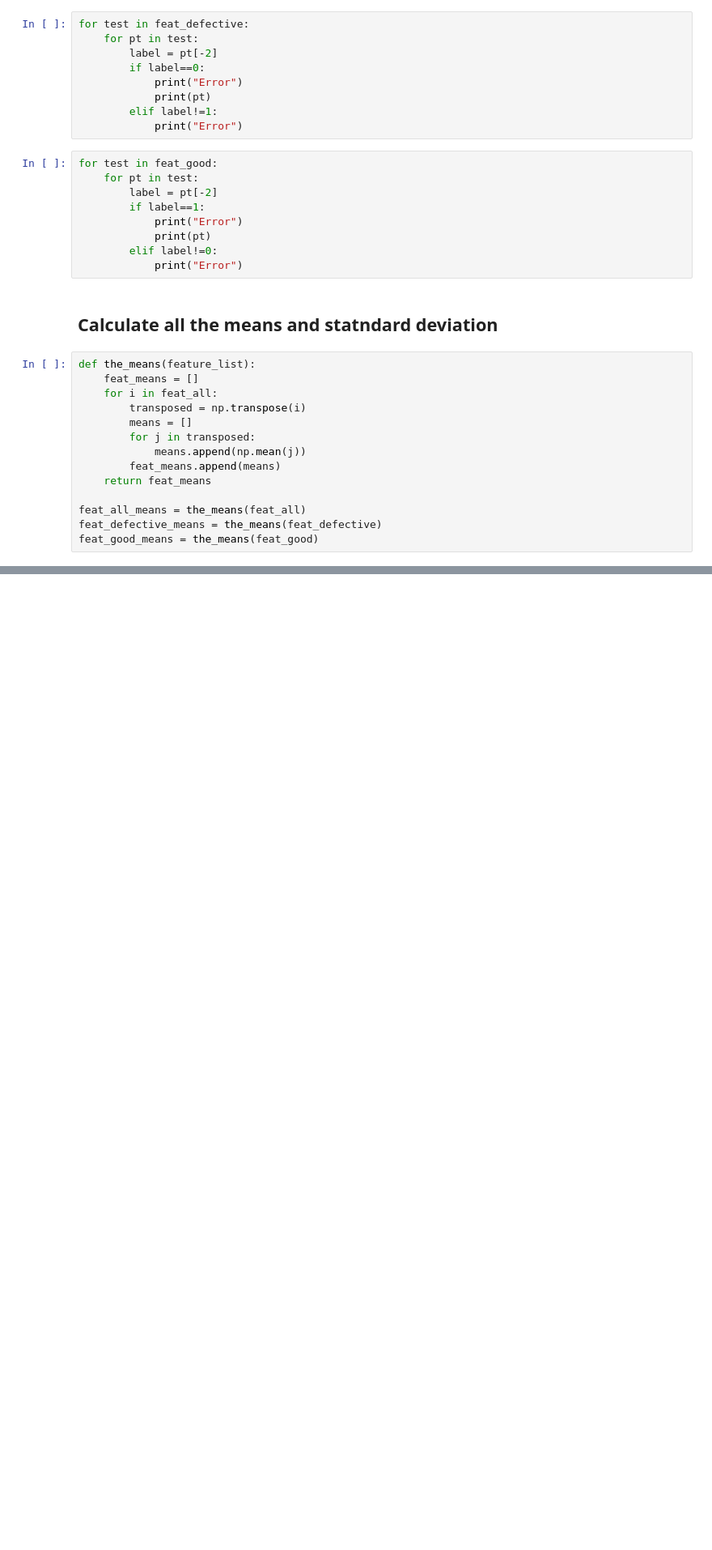
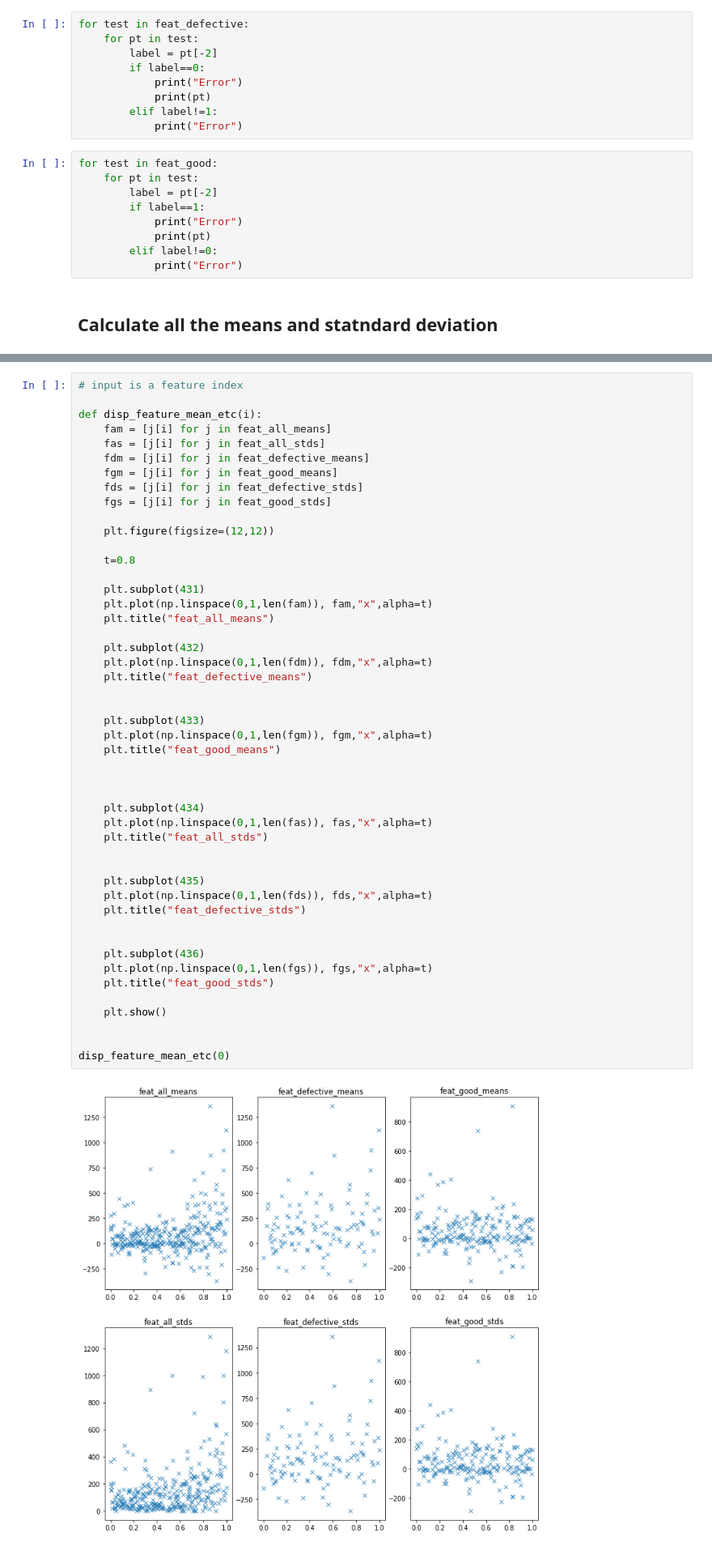
Before and after one commit to dcxSt/defective_pilot, a Jupyter notebook: data/visualise_features.ipynb, the cells around one changed output, grey strips where cells are left out. Shown at 81% size. Cells and saved outputs as stored; diff of their text form; blank space fills up the shorter version.

```diff
--- a/data/visualise_features.ipynb
+++ b/data/visualise_features.ipynb
@@ -41,17 +41,3 @@ for test in feat_good:
             print("Error")
 # %% [markdown]
 ## Calculate all the means and statndard deviation
-# %%
-def the_means(feature_list):
-    feat_means = []
-    for i in feat_all:
-        transposed = np.transpose(i)
-        means = []
-        for j in transposed:
-            means.append(np.mean(j))
-        feat_means.append(means)
-    return feat_means
-
-feat_all_means = the_means(feat_all)
-feat_defective_means = the_means(feat_defective)
-feat_good_means = the_means(feat_good)
@@ -72,0 +186,50 @@ a
+# %%
+# input is a feature index
+
+def disp_feature_mean_etc(i):
+    fam = [j[i] for j in feat_all_means]
+    fas = [j[i] for j in feat_all_stds]
+    fdm = [j[i] for j in feat_defective_means]
+    fgm = [j[i] for j in feat_good_means]
+    fds = [j[i] for j in feat_defective_stds]
+    fgs = [j[i] for j in feat_good_stds]
+
+    plt.figure(figsize=(12,12))
+
+    t=0.8
+
+    plt.subplot(431)
+    plt.plot(np.linspace(0,1,len(fam)), fam,"x",alpha=t)
+    plt.title("feat_all_means")
+
+    plt.subplot(432)
+    plt.plot(np.linspace(0,1,len(fdm)), fdm,"x",alpha=t)
+    plt.title("feat_defective_means")
+
+
+    plt.subplot(433)
+    plt.plot(np.linspace(0,1,len(fgm)), fgm,"x",alpha=t)
+    plt.title("feat_good_means")
+
+
+
+    plt.subplot(434)
+    plt.plot(np.linspace(0,1,len(fas)), fas,"x",alpha=t)
+    plt.title("feat_all_stds")
+
+
+    plt.subplot(435)
+    plt.plot(np.linspace(0,1,len(fds)), fds,"x",alpha=t)
+    plt.title("feat_defective_stds")
+
+
+    plt.subplot(436)
+    plt.plot(np.linspace(0,1,len(fgs)), fgs,"x",alpha=t)
+    plt.title("feat_good_stds")
+
+    plt.show()
+
+
+disp_feature_mean_etc(0)
+# %% [output]
+[figure, added]
```
Also changed, not shown: parts of 10 cells of this notebook, 5 other files.
